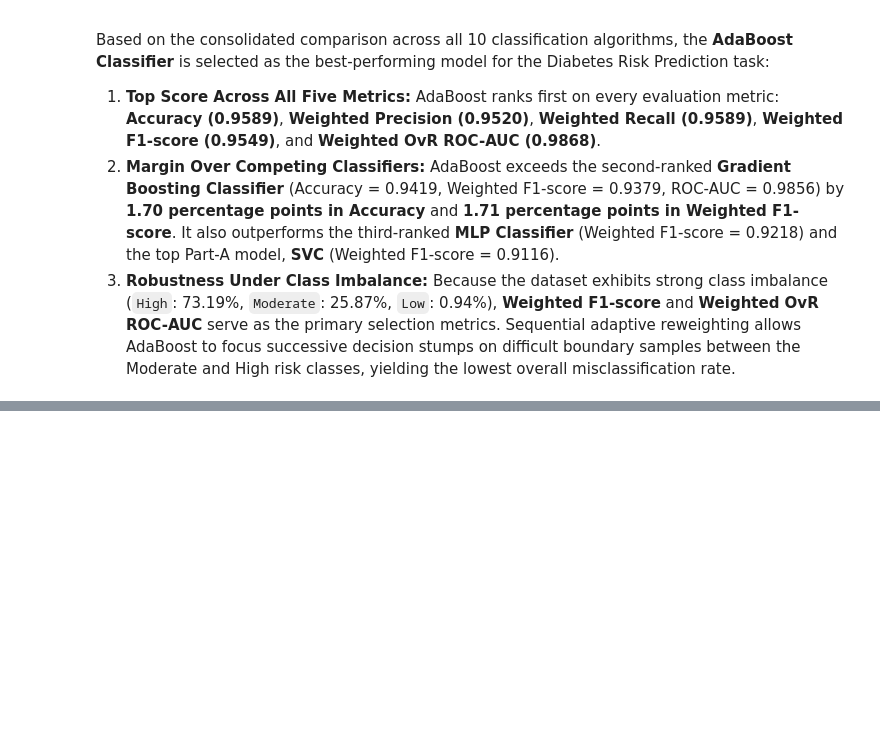
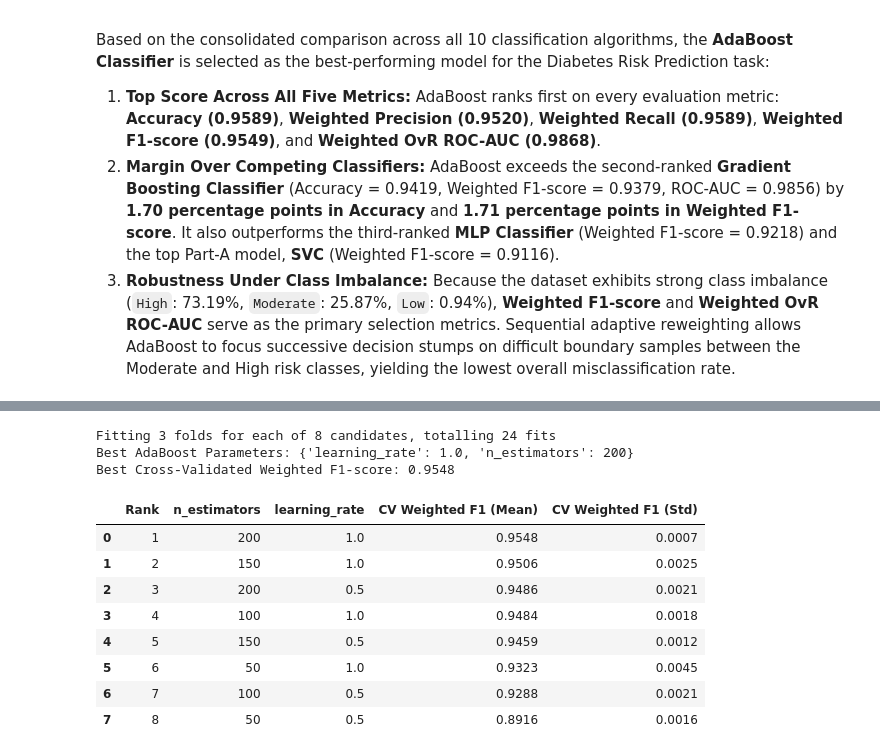
Before and after one commit to MohithKumar128/ML-301, a Jupyter notebook: notebooks/classification.ipynb, the cells around one changed output, grey strips where cells are left out. Saved outputs shown, nothing was run; the diff lists cells and outputs as text; code cells hidden in the pictures; blank space fills up the shorter version.

Commit message:
Tune classifier and compare performance

```diff
--- a/notebooks/classification.ipynb
+++ b/notebooks/classification.ipynb
@@ -2640,0 +2645,70 @@ Recorded Baseline Performance on Held-Out Test Set:
+# %%
+# Hyperparameter tuning for the best model (AdaBoost Classifier)
+
+ada_param_grid = {
+    "n_estimators": [50, 100, 150, 200],
+    "learning_rate": [0.5, 1.0]
+}
+
+ada_cv = StratifiedKFold(
+    n_splits=3,
+    shuffle=True,
+    random_state=GLOBAL_SEED
+)
+
+ada_grid_search = GridSearchCV(
+    estimator=AdaBoostClassifier(
+        estimator=DecisionTreeClassifier(
+            max_depth=1,
+            random_state=GLOBAL_SEED
+        ),
+        random_state=GLOBAL_SEED
+    ),
+    param_grid=ada_param_grid,
+    scoring="f1_weighted",
+    cv=ada_cv,
+    n_jobs=-1,
+    verbose=1
+)
+
+ada_grid_search.fit(X_train_processed, y_train)
+
+print("Best AdaBoost Parameters:", ada_grid_search.best_params_)
+print(
+    "Best Cross-Validated Weighted F1-score:",
+    round(ada_grid_search.best_score_, 4)
+)
+
+# Display GridSearchCV candidate summary
+grid_summary_df = pd.DataFrame(ada_grid_search.cv_results_)[
+    [
+        "rank_test_score",
+        "param_n_estimators",
+        "param_learning_rate",
+        "mean_test_score",
+        "std_test_score"
+    ]
+].sort_values(by="rank_test_score").reset_index(drop=True)
+
+grid_summary_df.columns = [
+    "Rank",
+    "n_estimators",
+    "learning_rate",
+    "CV Weighted F1 (Mean)",
+    "CV Weighted F1 (Std)"
+]
+
+display(grid_summary_df.round(4))
+# %% [output]
+Fitting 3 folds for each of 8 candidates, totalling 24 fits
+Best AdaBoost Parameters: {'learning_rate': 1.0, 'n_estimators': 200}
+Best Cross-Validated Weighted F1-score: 0.9548
+|  | Rank | n_estimators | learning_rate | CV Weighted F1 (Mean) | CV Weighted F1 (Std) |
+| 0 | 1 | 200 | 1.0 | 0.9548 | 0.0007 |
+| 1 | 2 | 150 | 1.0 | 0.9506 | 0.0025 |
+| 2 | 3 | 200 | 0.5 | 0.9486 | 0.0021 |
+| 3 | 4 | 100 | 1.0 | 0.9484 | 0.0018 |
+| 4 | 5 | 150 | 0.5 | 0.9459 | 0.0012 |
+| 5 | 6 | 50 | 1.0 | 0.9323 | 0.0045 |
+| 6 | 7 | 100 | 0.5 | 0.9288 | 0.0021 |
+| 7 | 8 | 50 | 0.5 | 0.8916 | 0.0016 |
```
Also changed, not shown: parts of 4 cells of this notebook, 1 other file.
